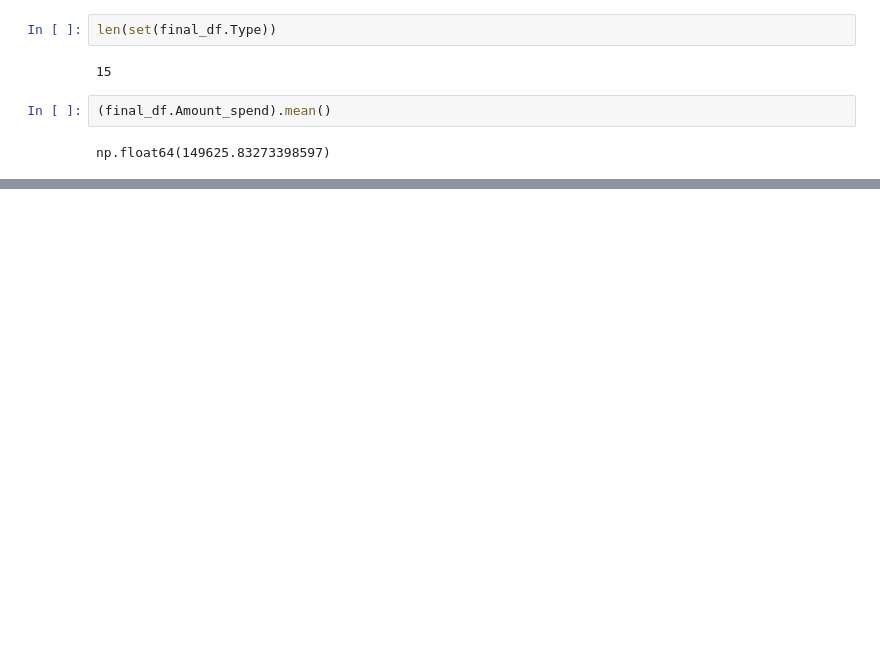
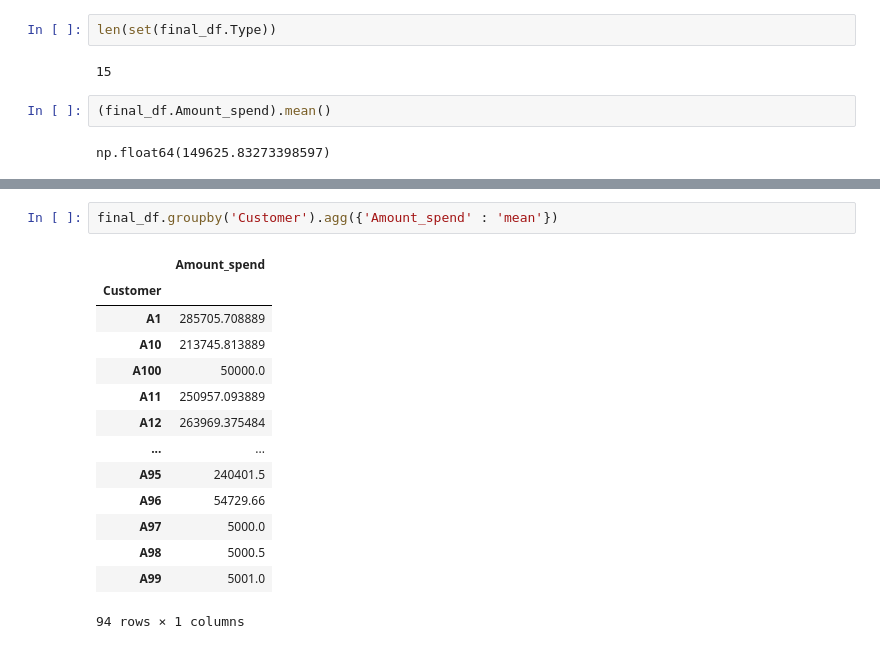
Before and after one commit to Adi46878/credit-risk-and-spending-analysis, a Jupyter notebook: Credit_risk_analysis.ipynb, the cells around one changed output, grey strips where cells are left out. Drawn from its saved outputs; the diff is of its cells as text; blank space fills up the shorter version.

```diff
--- a/Credit_risk_analysis.ipynb
+++ b/Credit_risk_analysis.ipynb
@@ -170,0 +240,17 @@ np.float64(149625.83273398597)
+# %%
+final_df.groupby('Customer').agg({'Amount_spend' : 'mean'})
+# %% [output]
+|  | Amount_spend |
+| Customer |  |
+| A1 | 285705.708889 |
+| A10 | 213745.813889 |
+| A100 | 50000.0 |
+| A11 | 250957.093889 |
+| A12 | 263969.375484 |
+| ... | ... |
+| A95 | 240401.5 |
+| A96 | 54729.66 |
+| A97 | 5000.0 |
+| A98 | 5000.5 |
+| A99 | 5001.0 |
+94 rows × 1 columns
```
Also changed, not shown: parts of 9 cells of this notebook.
